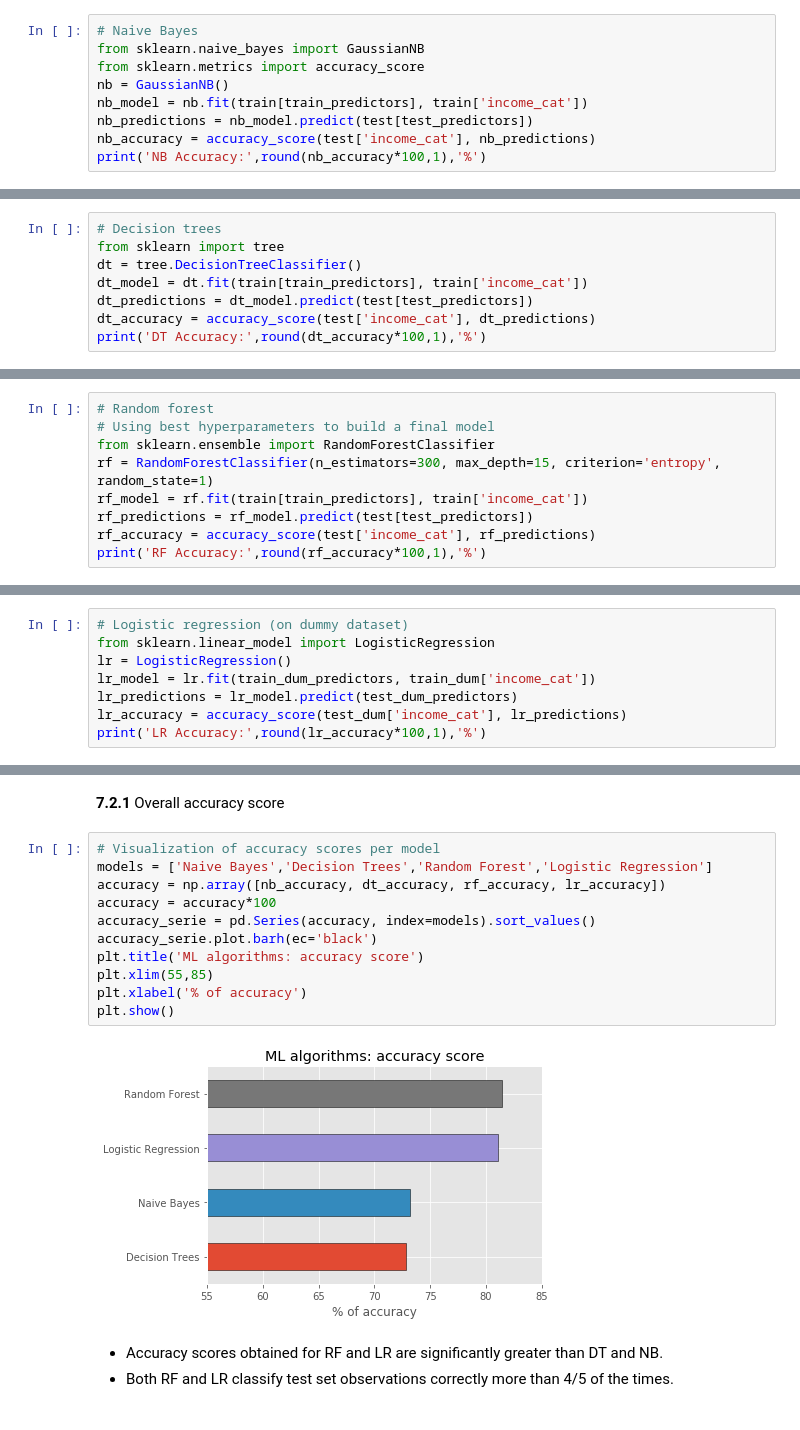
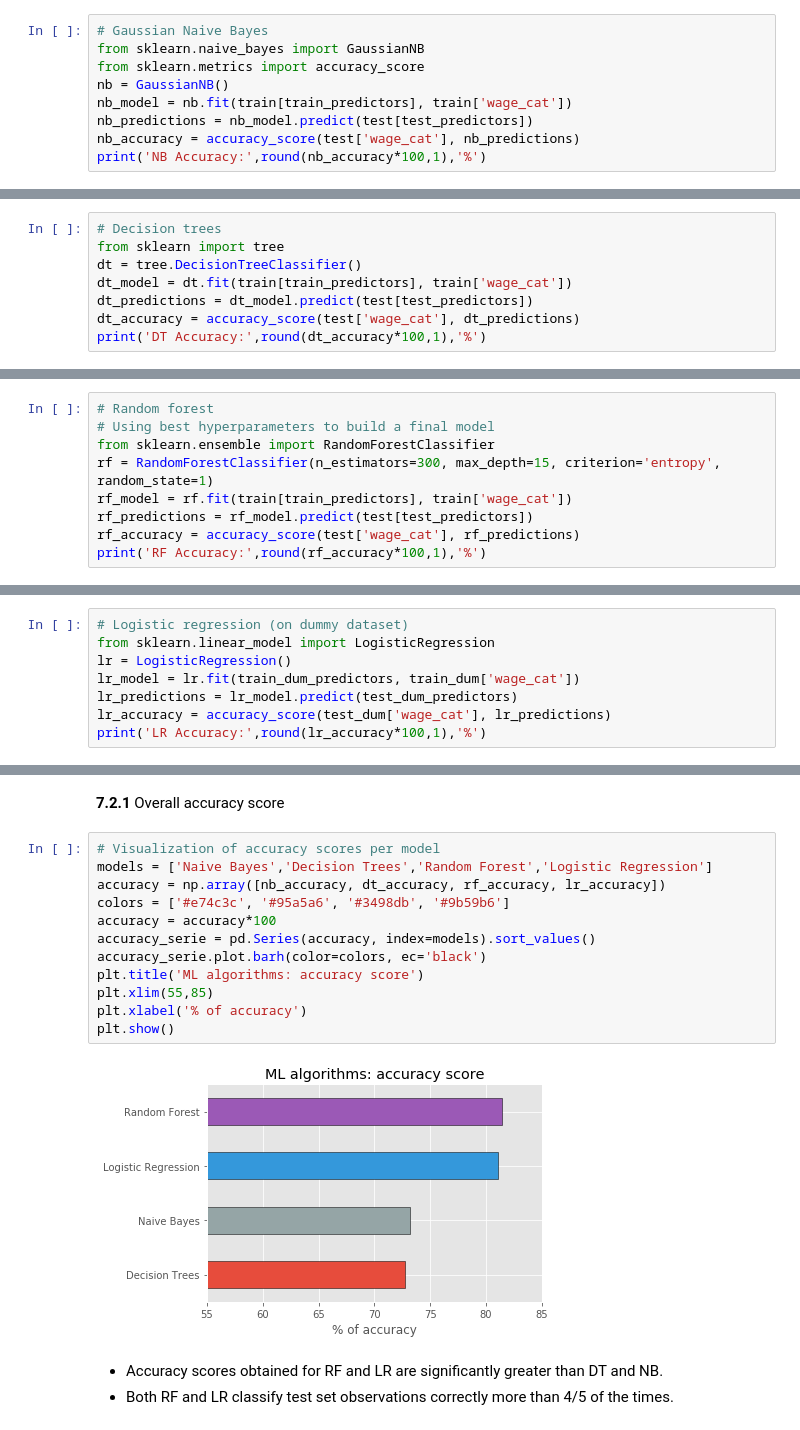
Before and after one commit to jperezlapillo/Living-Wage-Prediction, a Jupyter notebook: LivingWageProject.ipynb, the cells around one changed output, grey strips where cells are left out. Drawn from its saved outputs; the diff is of its cells as text.

```diff
--- a/LivingWageProject.ipynb
+++ b/LivingWageProject.ipynb
@@ -535,13 +536,13 @@ test_dum_predictors = test_dum[list(test_dum.columns[0:4]) + list(test_dum.colum
 # %% [markdown]
 **7.1.1** Naive Bayes
 # %%
-# Naive Bayes
+# Gaussian Naive Bayes
 from sklearn.naive_bayes import GaussianNB
 from sklearn.metrics import accuracy_score
 nb = GaussianNB()
-nb_model = nb.fit(train[train_predictors], train['income_cat'])
+nb_model = nb.fit(train[train_predictors], train['wage_cat'])
 nb_predictions = nb_model.predict(test[test_predictors])
-nb_accuracy = accuracy_score(test['income_cat'], nb_predictions)
+nb_accuracy = accuracy_score(test['wage_cat'], nb_predictions)
 print('NB Accuracy:',round(nb_accuracy*100,1),'%')
 # %% [output]
 NB Accuracy: 73.2 %
@@ -551,9 +552,9 @@ NB Accuracy: 73.2 %
 # Decision trees
 from sklearn import tree
 dt = tree.DecisionTreeClassifier()
-dt_model = dt.fit(train[train_predictors], train['income_cat'])
+dt_model = dt.fit(train[train_predictors], train['wage_cat'])
 dt_predictions = dt_model.predict(test[test_predictors])
-dt_accuracy = accuracy_score(test['income_cat'], dt_predictions)
+dt_accuracy = accuracy_score(test['wage_cat'], dt_predictions)
 print('DT Accuracy:',round(dt_accuracy*100,1),'%')
 # %% [output]
 DT Accuracy: 72.8 %
@@ -584,9 +585,9 @@ Best Hyperparameters for RF: {'criterion': 'entropy', 'max_depth': 15, 'max_feat
 # Using best hyperparameters to build a final model
 from sklearn.ensemble import RandomForestClassifier
 rf = RandomForestClassifier(n_estimators=300, max_depth=15, criterion='entropy', random_state=1)
-rf_model = rf.fit(train[train_predictors], train['income_cat'])
+rf_model = rf.fit(train[train_predictors], train['wage_cat'])
 rf_predictions = rf_model.predict(test[test_predictors])
-rf_accuracy = accuracy_score(test['income_cat'], rf_predictions)
+rf_accuracy = accuracy_score(test['wage_cat'], rf_predictions)
 print('RF Accuracy:',round(rf_accuracy*100,1),'%')
 # %% [output]
 RF Accuracy: 81.4 %
@@ -596,9 +597,9 @@ RF Accuracy: 81.4 %
 # Logistic regression (on dummy dataset)
 from sklearn.linear_model import LogisticRegression
 lr = LogisticRegression()
-lr_model = lr.fit(train_dum_predictors, train_dum['income_cat'])
+lr_model = lr.fit(train_dum_predictors, train_dum['wage_cat'])
 lr_predictions = lr_model.predict(test_dum_predictors)
-lr_accuracy = accuracy_score(test_dum['income_cat'], lr_predictions)
+lr_accuracy = accuracy_score(test_dum['wage_cat'], lr_predictions)
 print('LR Accuracy:',round(lr_accuracy*100,1),'%')
 # %% [output]
 LR Accuracy: 81.1 %
@@ -609,16 +610,17 @@ LR Accuracy: 81.1 %
 # %%
 # Visualization of accuracy scores per model
 models = ['Naive Bayes','Decision Trees','Random Forest','Logistic Regression']
 accuracy = np.array([nb_accuracy, dt_accuracy, rf_accuracy, lr_accuracy])
+colors = ['#e74c3c', '#95a5a6', '#3498db', '#9b59b6']
 accuracy = accuracy*100
 accuracy_serie = pd.Series(accuracy, index=models).sort_values()
-accuracy_serie.plot.barh(ec='black')
+accuracy_serie.plot.barh(color=colors, ec='black')
 plt.title('ML algorithms: accuracy score')
 plt.xlim(55,85)
 plt.xlabel('% of accuracy')
 plt.show()
 # %% [output]
-[figure, old version]
+[figure, new version]
 # %% [markdown]
 - Accuracy scores obtained for RF and LR are significantly greater than DT and NB.
 - Both RF and LR classify test set observations correctly more than 4/5 of the times.
```
Also changed, not shown: parts of 45 cells of this notebook.
